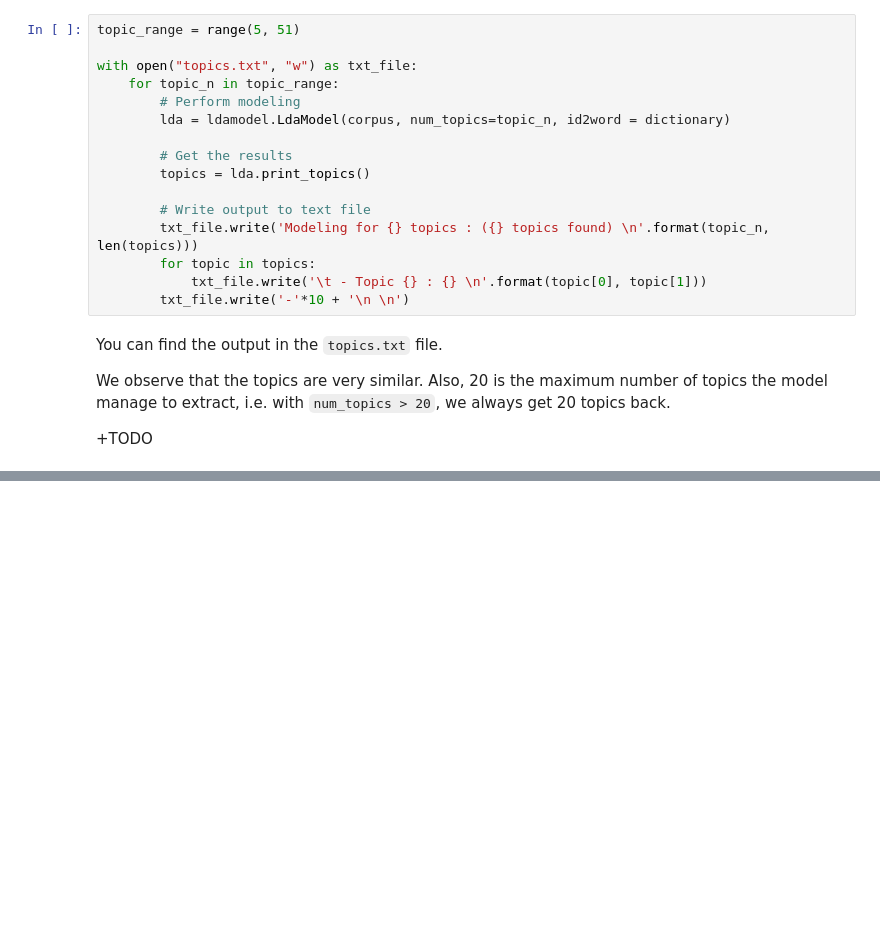
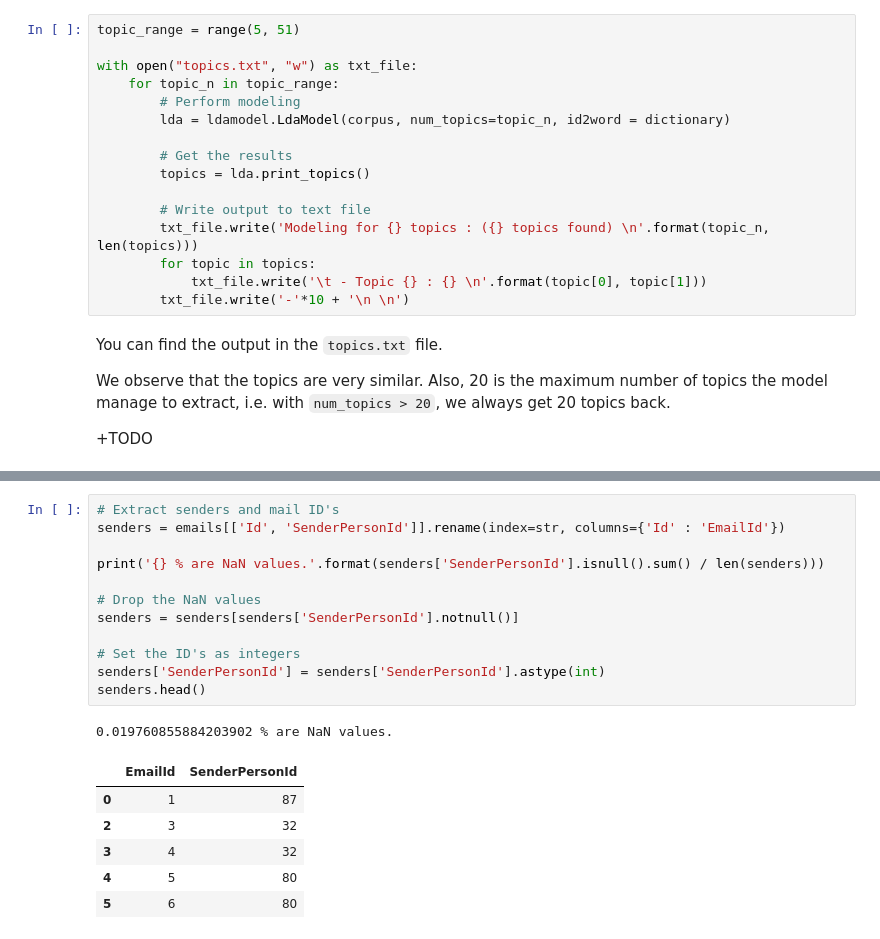
Before and after one commit to loistal/ADA_lab1, a Jupyter notebook: 05- Tamming Text/Hillary Email Controversy.ipynb, the cells around one changed output, grey strips where cells are left out. Drawn from its saved outputs; the diff is of its cells as text; blank space fills up the shorter version.

```diff
--- a/05- Tamming Text/Hillary Email Controversy.ipynb
+++ b/05- Tamming Text/Hillary Email Controversy.ipynb
@@ -314,0 +321,20 @@ We observe that the topics are very similar. Also, 20 is the maximum number of t
+# %%
+# Extract senders and mail ID's
+senders = emails[['Id', 'SenderPersonId']].rename(index=str, columns={'Id' : 'EmailId'})
+
+print('{} % are NaN values.'.format(senders['SenderPersonId'].isnull().sum() / len(senders)))
+
+# Drop the NaN values
+senders = senders[senders['SenderPersonId'].notnull()]
+
+# Set the ID's as integers
+senders['SenderPersonId'] = senders['SenderPersonId'].astype(int)
+senders.head()
+# %% [output]
+0.019760855884203902 % are NaN values.
+|  | EmailId | SenderPersonId |
+| 0 | 1 | 87 |
+| 2 | 3 | 32 |
+| 3 | 4 | 32 |
+| 4 | 5 | 80 |
+| 5 | 6 | 80 |
```
Also changed, not shown: parts of 5 cells of this notebook.
